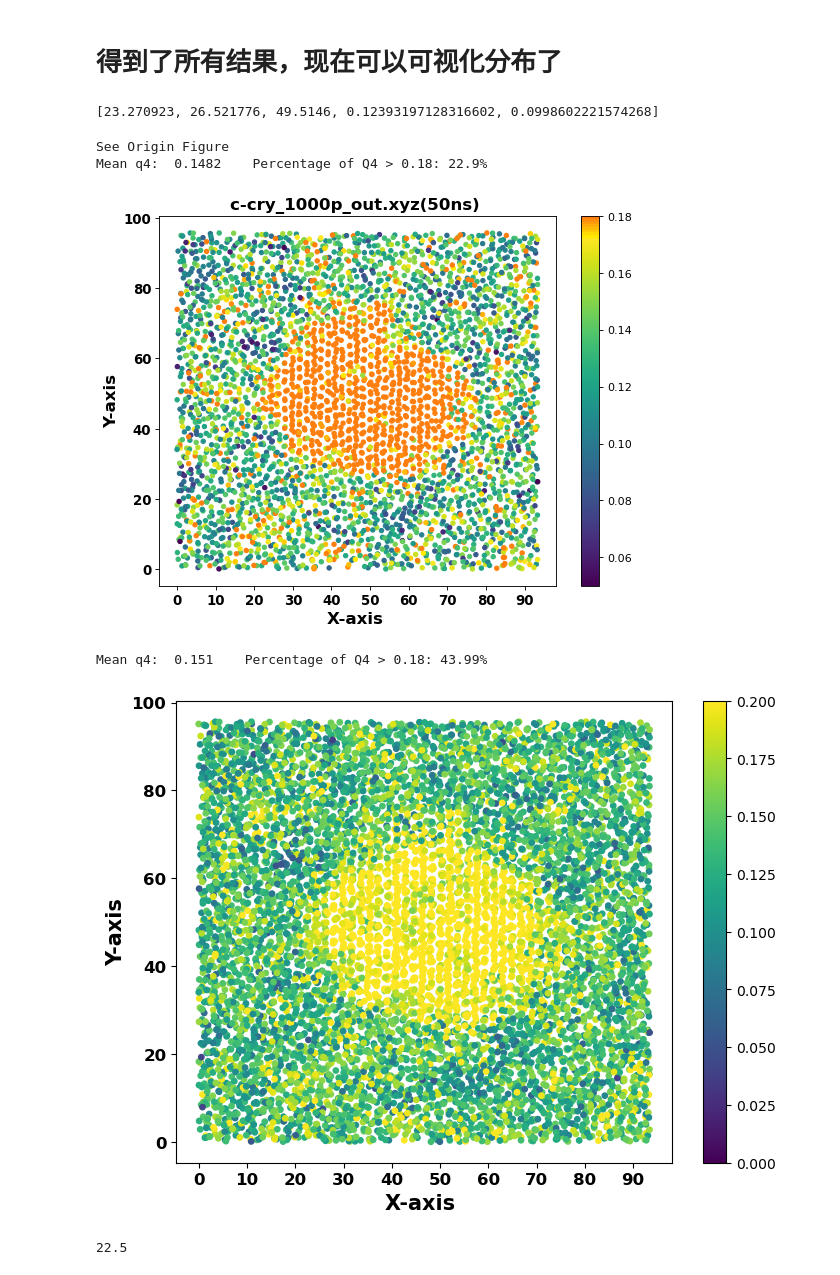
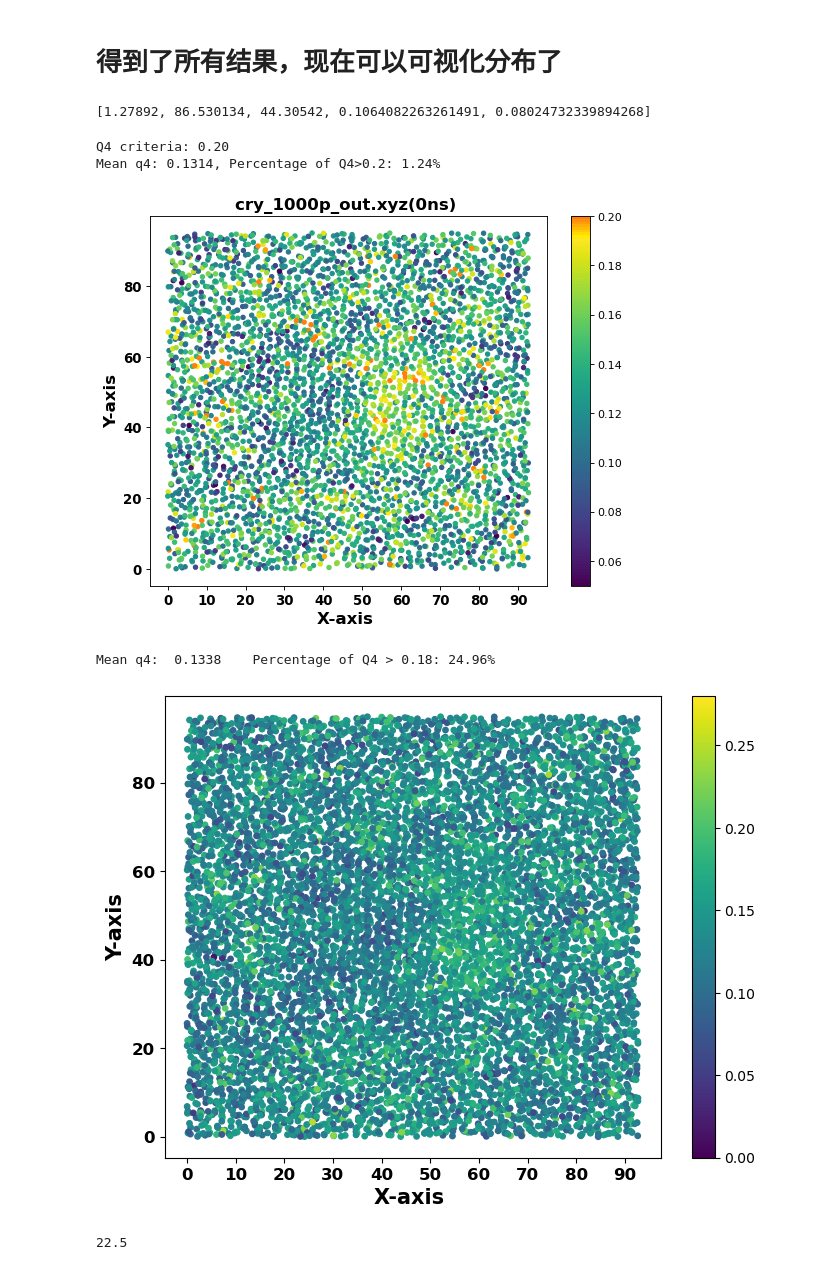
Before and after one commit to Yajiao-Zhang/WorkCode, a Jupyter notebook: 4_cry_ana_code/bop for big_box LAS.ipynb, the cells around one changed output. Cells and saved outputs as stored; diff of their text form; code cells hidden in the pictures.

```diff
--- a/4_cry_ana_code/bop for big_box LAS.ipynb
+++ b/4_cry_ana_code/bop for big_box LAS.ipynb
@@ -10,9 +10,9 @@ from cal_ppp_dis import cal_ppp_distance as cal_dis
 # %%
 # 读取xyz数据
 
-file_path =  r'D:\MD_file\date\0217\sp-las\c-cry_1000p_out.xyz'
+file_path =  r'D:\MD_file\date\0317-corning\new-box\cry_1000p_out.xyz'
 
-ana_frame = 5
+ana_frame = 0
 ###########
 
 # 要分析的元素
@@ -179,24 +179,24 @@ print(results_xyz_q4_q6[0])
 # 把结果筛选一遍
 new_res = results_xyz_q4_q6.copy()
 # 仅保留中间区域的晶体
-z_range = [40,50]
+z_range = [box_size_old[-1]/2-5,box_size_old[-1]/2+5]
 filtered_res = []
 for i in new_res:
-    if i[2]<z_range[1] and i[2]>z_range[0]:
+    if i[2]>z_range[0]and i[2]<z_range[1] :
         filtered_res.append(i)
 # %%
 filtered_res[0]
 # %% [output]
-[23.270923, 26.521776, 49.5146, 0.12393197128316602, 0.0998602221574268]
+[1.27892, 86.530134, 44.30542, 0.1064082263261491, 0.08024732339894268]
 # %%
 import numpy as np
 import matplotlib.pyplot as plt
 data_temp = results_xyz_q4_q6
 from matplotlib.colors import LinearSegmentedColormap, ListedColormap
 # 从 data_list 中提取 x、y、q4 和 q6 数据
-
+q4_criteria = 0.20
 data_temp = filtered_res
-
+print(f'Q4 criteria: 0.20')
 #########
 x_data = [item[0] for item in data_temp]
 y_data = [item[1] for item in data_temp]
@@ -207,14 +207,15 @@ q6_data = [item[4] for item in data_temp]
 plt.figure(figsize=(8, 6) ,dpi=80)
 
 # 绘制 q4 在 x-y 平面上的二维分布图
-print('See Origin Figure')
+# print('See Origin Figure')
 
 mean_q4 = sum(q4_data)/len(q4_data)
 max_q4 = 0
 for i in q4_data:
-    if i>0.18:
+    if i>q4_criteria:
         max_q4+=1
-print('Mean q4:  ' + str(round(mean_q4,4))+'    Percentage of Q4 > 0.18: '+ str(round(max_q4/len(q4_data)*100,2))+'%')
+#print('Mean q4:  ' + str(round(mean_q4,4))+'    Percentage of Q4 > 0.18: '+ str(round(max_q4/len(q4_data)*100,2))+'%')
+print(f'Mean q4: {round(mean_q4,4)}, Percentage of Q4>{q4_criteria}: {(round(max_q4/len(q4_data)*100,2))}%')
 
 ###########################################
 # 定义viridis色谱的底端绿色渐变
@@ -233,12 +234,12 @@ custom_cmap = ListedColormap(colors)
 
 name_x = file_path.split('\\')[-1]
 # 绘制 q4 在 x-y 平面上的二维分布图
-title_name = name_x+ '(' + str( ana_frame*10) + 'ns) '
+title_name = name_x+ '(' + str( ana_frame) + 'ns) '
 
 plt.title(title_name , fontsize=15, fontweight='bold')  #+ str(ana_frame), fontsize=16, fontweight='bold')  # 设置标题字体大小和加粗
 
 ################
-plt.scatter(x_data, y_data, s=15, c=q4_data, cmap=custom_cmap, marker='o',vmin=0.05, vmax=0.18)
+plt.scatter(x_data, y_data, s=15, c=q4_data, cmap=custom_cmap, marker='o',vmin=0.05, vmax=0.20)
 plt.colorbar()
 # plt.title('O' , fontsize=15, fontweight='bold')  #+ str(ana_frame), fontsize=16, fontweight='bold')  # 设置标题字体大小和加粗
 plt.xlabel('X-axis ', fontsize=15, fontweight='bold')  # 设置 x 轴标签字体大小和加粗
@@ -266,9 +267,9 @@ plt.yticks(fontsize=12, fontweight='bold')
 # 显示图形
 plt.show()
 # %% [output]
-See Origin Figure
-Mean q4:  0.1482    Percentage of Q4 > 0.18: 22.9%
+Q4 criteria: 0.20
+Mean q4: 0.1314, Percentage of Q4>0.2: 1.24%
-[figure, old version]
+[figure, new version]
 # %%
 import numpy as np
 import matplotlib.pyplot as plt
@@ -279,36 +280,36 @@ x_data = [item[0] for item in data_temp]
 y_data = [item[1] for item in data_temp]
 q4_data = [item[3] for item in data_temp]
 q6_data = [item[4] for item in data_temp]
 
 mean_q4 = sum(q4_data)/len(q4_data)
 max_q4 = 0
 for i in q4_data:
     if i>0.155:
         max_q4+=1
 print('Mean q4:  ' + str(round(mean_q4,4))+'    Percentage of Q4 > 0.18: '+ str(round(max_q4/len(q4_data)*100,2))+'%')
 
 # 创建二维分布图
 plt.figure(figsize=(8, 6))
 
 # 绘制 q4 在 x-y 平面上的二维分布图
 title_name = 'LAS-1800K ' + str(50 + ana_frame) + ' ns'
 
-plt.scatter(x_data, y_data, s=15, c=q4_data, cmap='viridis', marker='o',vmin=0.0, vmax=0.20)
+plt.scatter(x_data, y_data, s=15, c=q4_data, cmap='viridis', marker='o',vmin=0.0)
 plt.colorbar()
 # plt.title(title_name , fontsize=15, fontweight='bold')  #+ str(ana_frame), fontsize=16, fontweight='bold')  # 设置标题字体大小和加粗
 plt.xlabel('X-axis ', fontsize=15, fontweight='bold')  # 设置 x 轴标签字体大小和加粗
 plt.ylabel('Y-axis', fontsize=15, fontweight='bold')  # 设置 y 轴标签字体大小和加粗
 
 # 设置 x 轴刻度值的字体大小、颜色和加粗
 plt.xticks(range(0, int(max(x_data)) + 1, 10), fontsize=12, fontweight='bold')
 # 设置 y 轴刻度值的字体大小、颜色和加粗
 plt.yticks(fontsize=12, fontweight='bold')
 
 # 显示图形
 plt.show()
 # %% [output]
-Mean q4:  0.151    Percentage of Q4 > 0.18: 43.99%
+Mean q4:  0.1338    Percentage of Q4 > 0.18: 24.96%
-[figure, old version]
+[figure, new version]
 # %%
 450/600 * 30
 # %% [output]
```
Also changed, not shown: parts of 7 cells of this notebook, 3 other files.
